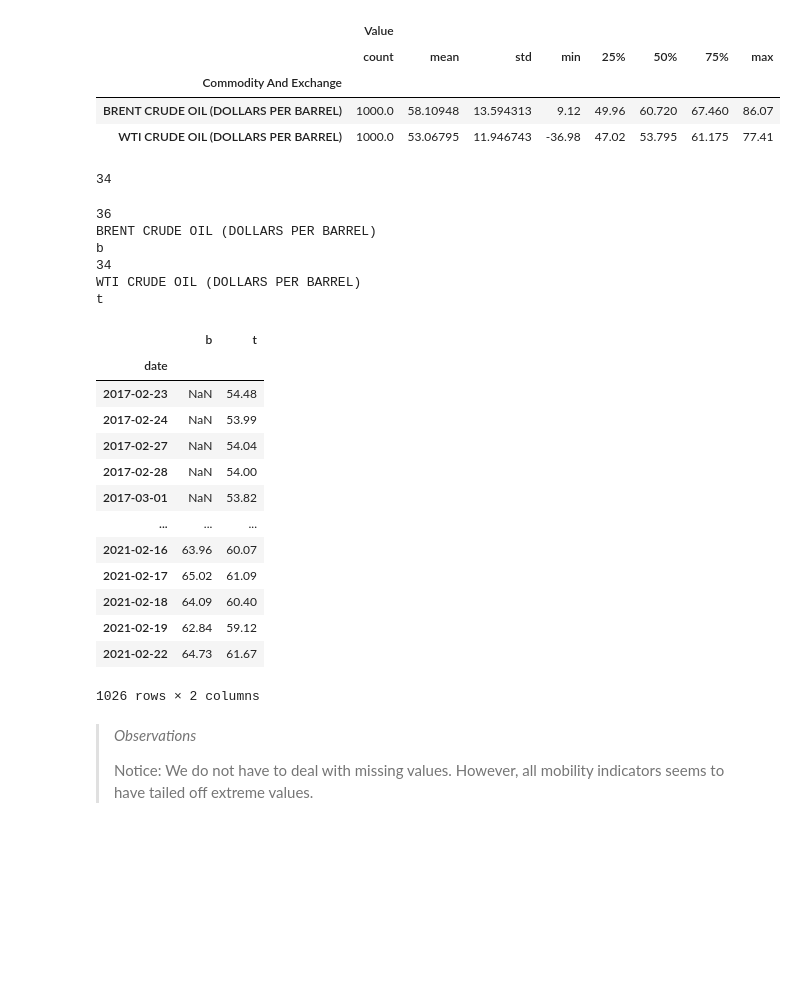
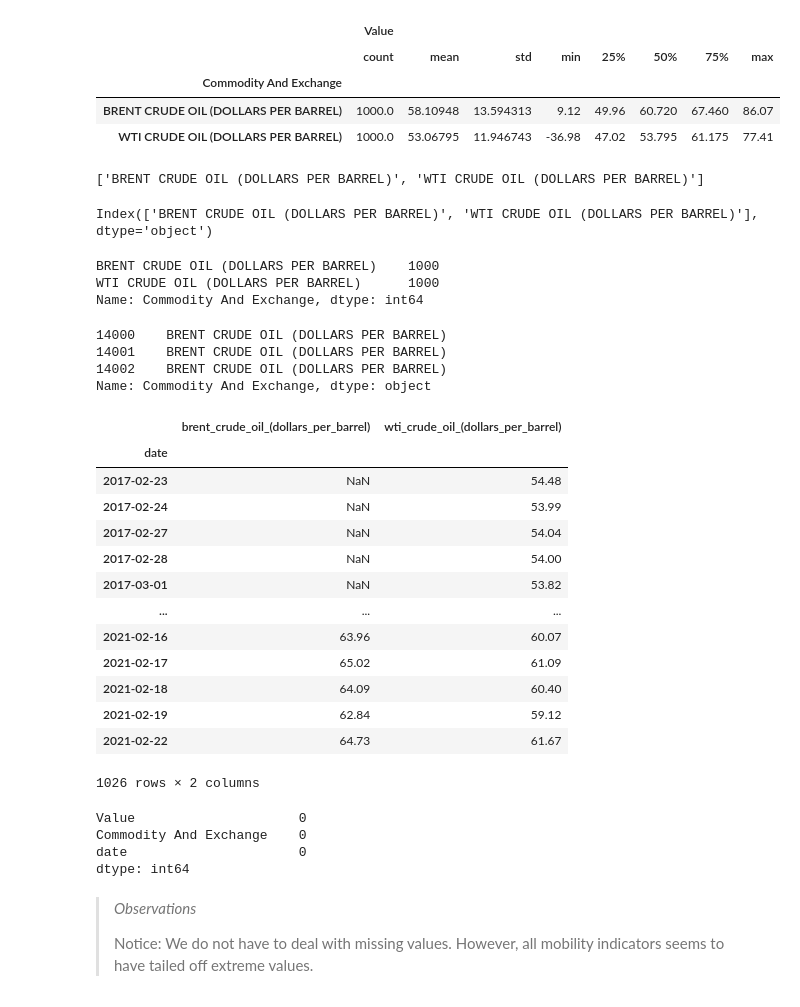
Before and after one commit to griffinwt/Hackathon_March2021, a Jupyter notebook: code/EDA-Brandon/Commodity-Prices.ipynb, the cells around one changed output. Saved outputs shown, nothing was run; the diff lists cells and outputs as text; code cells hidden in the pictures; blank space fills up the shorter version.

```diff
--- a/code/EDA-Brandon/Commodity-Prices.ipynb
+++ b/code/EDA-Brandon/Commodity-Prices.ipynb
@@ -243,54 +294,73 @@ crude_df.groupby('Commodity And Exchange').describe()
 | Commodity And Exchange |  |  |  |  |  |  |  |  |
 | BRENT CRUDE OIL (DOLLARS PER BARREL) | 1000.0 | 58.10948 | 13.594313 | 9.12 | 49.96 | 60.720 | 67.460 | 86.07 |
 | WTI CRUDE OIL (DOLLARS PER BARREL) | 1000.0 | 53.06795 | 11.946743 | -36.98 | 47.02 | 53.795 | 61.175 | 77.41 |
-# %%
-last_char
-# %% [output]
-34
+# %%
+crude_indicators
+# %% [output]
+['BRENT CRUDE OIL (DOLLARS PER BARREL)', 'WTI CRUDE OIL (DOLLARS PER BARREL)']
+# %%
+crude_df['Commodity And Exchange'].value_counts().index
+# %% [output]
+Index(['BRENT CRUDE OIL (DOLLARS PER BARREL)', 'WTI CRUDE OIL (DOLLARS PER BARREL)'], dtype='object')
+# %%
+crude_df['Commodity And Exchange'].value_counts()
+# %% [output]
+BRENT CRUDE OIL (DOLLARS PER BARREL)    1000
+WTI CRUDE OIL (DOLLARS PER BARREL)      1000
+Name: Commodity And Exchange, dtype: int64
+# %%
+crude_df['Commodity And Exchange'][:3]
+# %% [output]
+14000    BRENT CRUDE OIL (DOLLARS PER BARREL)
+14001    BRENT CRUDE OIL (DOLLARS PER BARREL)
+14002    BRENT CRUDE OIL (DOLLARS PER BARREL)
+Name: Commodity And Exchange, dtype: object
 # %%
 crude_indicators = list(crude_df['Commodity And Exchange'].value_counts().index)
 count = 0
 for indicator in crude_indicators:
     # Trim redundant substrings with last_char
     last_char = len(indicator)
-    print(last_char)
-    print(indicator)
     # Remove casing and extra white space
-    formatted_name = indicator[:][count].strip().lower()
-    print(formatted_name)
+    #formatted_name = indicator[:last_char][count].strip().lower()
+    formatted_name = indicator[:last_char].strip().lower()
     # Temporary DataFrame 'df_i' of just one indicator (DJCA, DJIA, DJTA, DJUA, etc.)
     df_i = crude_df[crude_df['Commodity And Exchange']==indicator].copy()
     #df_i['date'] = df_i['Date Value']
     df_i = df_i.groupby(['date'], as_index=True).mean()
     # Replace default 'Value' with descriptive col name
+    df_i.rename(columns = {'Value': formatted_name.replace(" ", "_")}, inplace = True)
     df_i.rename(columns = {'Value': formatted_name.replace(" ", "_")}, inplace = True)
     if count == 0:
         df_0 = df_i.copy()
     else:
         df_0 = pd.concat([df_0, df_i], axis =1)
     count += 1
 display(round(df_0, 2))
 # %% [output]
+|  | brent_crude_oil_(dollars_per_barrel) | wti_crude_oil_(dollars_per_barrel) |
+| date |  |  |
+| 2017-02-23 | NaN | 54.48 |
+| 2017-02-24 | NaN | 53.99 |
+| 2017-02-27 | NaN | 54.04 |
+| 2017-02-28 | NaN | 54.00 |
+| 2017-03-01 | NaN | 53.82 |
+| ... | ... | ... |
+| 2021-02-16 | 63.96 | 60.07 |
+| 2021-02-17 | 65.02 | 61.09 |
+| 2021-02-18 | 64.09 | 60.40 |
+| 2021-02-19 | 62.84 | 59.12 |
+| 2021-02-22 | 64.73 | 61.67 |
-36
-BRENT CRUDE OIL (DOLLARS PER BARREL)
-b
-34
-WTI CRUDE OIL (DOLLARS PER BARREL)
-t
+1026 rows × 2 columns
-|  | b | t |
-| date |  |  |
-| 2017-02-23 | NaN | 54.48 |
-| 2017-02-24 | NaN | 53.99 |
-| 2017-02-27 | NaN | 54.04 |
-| 2017-02-28 | NaN | 54.00 |
-| 2017-03-01 | NaN | 53.82 |
-| ... | ... | ... |
-| 2021-02-16 | 63.96 | 60.07 |
-| 2021-02-17 | 65.02 | 61.09 |
-| 2021-02-18 | 64.09 | 60.40 |
-| 2021-02-19 | 62.84 | 59.12 |
-| 2021-02-22 | 64.73 | 61.67 |
-1026 rows × 2 columns
+# %%
+# Renname df_0
+#crude_df = df_0.copy()
+crude_df.isnull().sum()
+# %% [output]
+Value                     0
+Commodity And Exchange    0
+date                      0
+dtype: int64
 # %% [markdown]
 > *Observations*
 >
```
Also changed, not shown: parts of 8 cells of this notebook.
